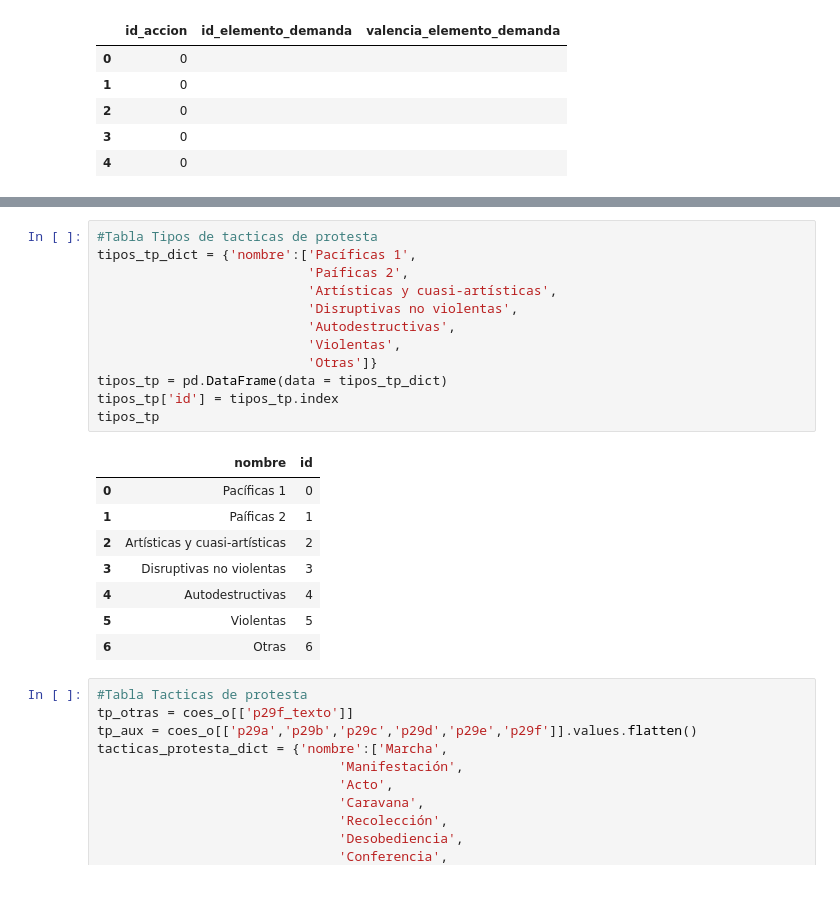
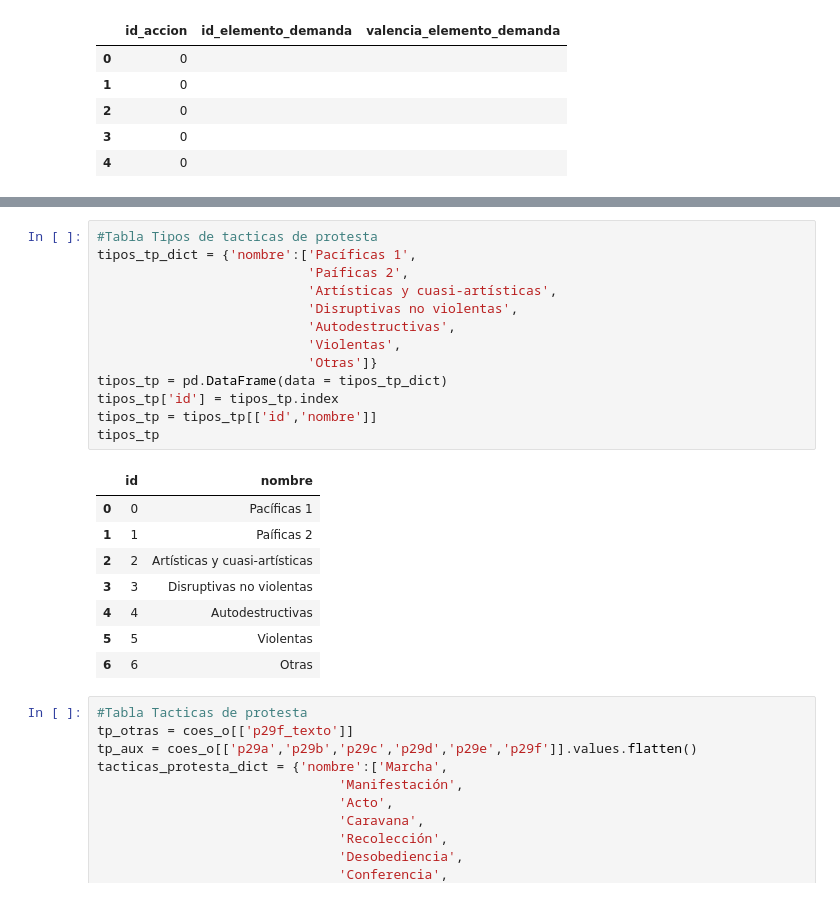
Before and after one commit to Vicvar/MTNotes, a Jupyter notebook: COESW.ipynb, the cells around one changed output, grey strips where cells are left out. Saved outputs shown, nothing was run; the diff lists cells and outputs as text.

```diff
--- a/COESW.ipynb
+++ b/COESW.ipynb
@@ -766,24 +835,25 @@ print(actores_demandantes.head())
 # %%
 #Tabla Tipos de tacticas de protesta
 tipos_tp_dict = {'nombre':['Pacíficas 1',
                            'Paíficas 2',
                            'Artísticas y cuasi-artísticas',
                            'Disruptivas no violentas',
                            'Autodestructivas',
                            'Violentas',
                            'Otras']}
 tipos_tp = pd.DataFrame(data = tipos_tp_dict)
 tipos_tp['id'] = tipos_tp.index
+tipos_tp = tipos_tp[['id','nombre']]
 tipos_tp
 # %% [output]
-|  | nombre | id |
-| 0 | Pacíficas 1 | 0 |
-| 1 | Paíficas 2 | 1 |
-| 2 | Artísticas y cuasi-artísticas | 2 |
-| 3 | Disruptivas no violentas | 3 |
-| 4 | Autodestructivas | 4 |
-| 5 | Violentas | 5 |
-| 6 | Otras | 6 |
+|  | id | nombre |
+| 0 | 0 | Pacíficas 1 |
+| 1 | 1 | Paíficas 2 |
+| 2 | 2 | Artísticas y cuasi-artísticas |
+| 3 | 3 | Disruptivas no violentas |
+| 4 | 4 | Autodestructivas |
+| 5 | 5 | Violentas |
+| 6 | 6 | Otras |
 # %%
 #Tabla Tacticas de protesta
 tp_otras = coes_o[['p29f_texto']]
```
Also changed, not shown: parts of 19 cells of this notebook.
